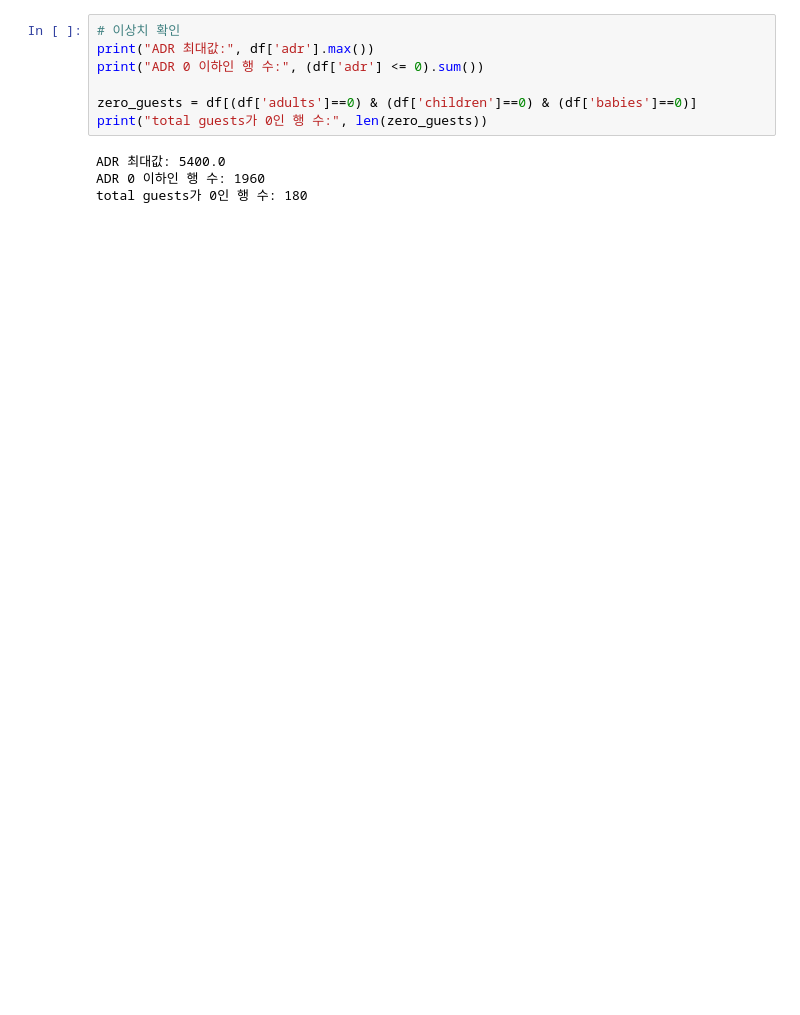
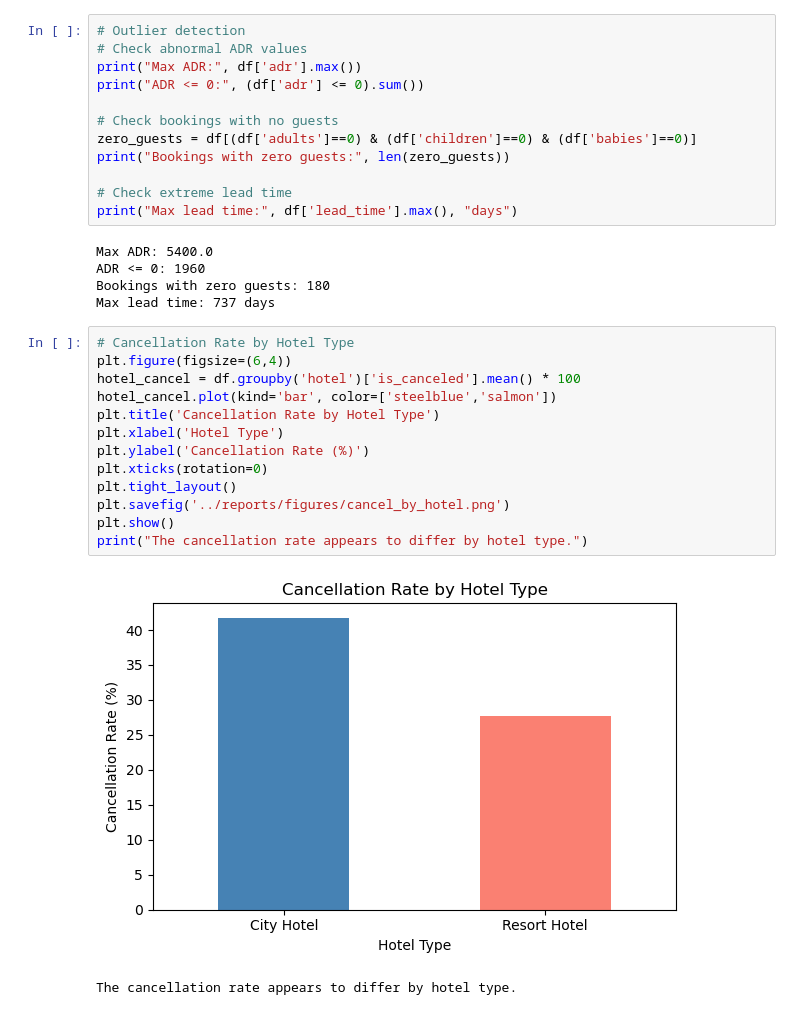
Before and after one commit to Honggyu-Chun/DS_TermP_Team1, a Jupyter notebook: notebooks/01_eda.ipynb, the cells around one changed output. Drawn from its saved outputs; the diff is of its cells as text; blank space fills up the shorter version.

```diff
--- a/notebooks/01_eda.ipynb
+++ b/notebooks/01_eda.ipynb
@@ -106,11 +137,33 @@ plt.show()
 # %%
-# 이상치 확인
-print("ADR 최대값:", df['adr'].max())
-print("ADR 0 이하인 행 수:", (df['adr'] <= 0).sum())
+# Outlier detection
+# Check abnormal ADR values
+print("Max ADR:", df['adr'].max())
+print("ADR <= 0:", (df['adr'] <= 0).sum())
 
+# Check bookings with no guests
 zero_guests = df[(df['adults']==0) & (df['children']==0) & (df['babies']==0)]
-print("total guests가 0인 행 수:", len(zero_guests))
+print("Bookings with zero guests:", len(zero_guests))
+
+# Check extreme lead time
+print("Max lead time:", df['lead_time'].max(), "days")
 # %% [output]
-ADR 최대값: 5400.0
-ADR 0 이하인 행 수: 1960
-total guests가 0인 행 수: 180
+Max ADR: 5400.0
+ADR <= 0: 1960
+Bookings with zero guests: 180
+Max lead time: 737 days
+# %%
+# Cancellation Rate by Hotel Type
+plt.figure(figsize=(6,4))
+hotel_cancel = df.groupby('hotel')['is_canceled'].mean() * 100
+hotel_cancel.plot(kind='bar', color=['steelblue','salmon'])
+plt.title('Cancellation Rate by Hotel Type')
+plt.xlabel('Hotel Type')
+plt.ylabel('Cancellation Rate (%)')
+plt.xticks(rotation=0)
+plt.tight_layout()
+plt.savefig('../reports/figures/cancel_by_hotel.png')
+plt.show()
+print("The cancellation rate appears to differ by hotel type.")
+# %% [output]
+[figure, added]
+The cancellation rate appears to differ by hotel type.
```
Also changed, not shown: parts of 20 cells of this notebook, 14 other files.
